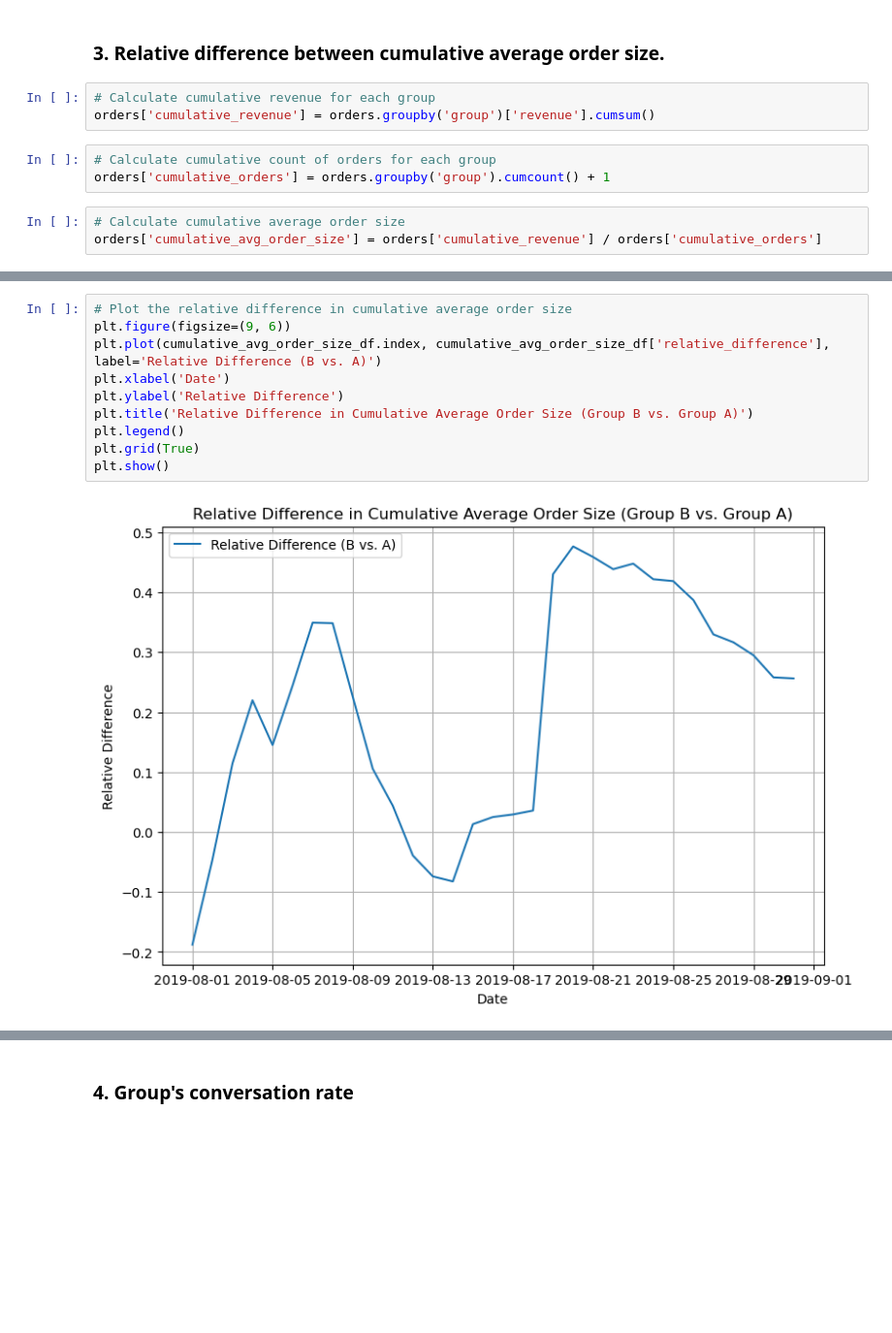
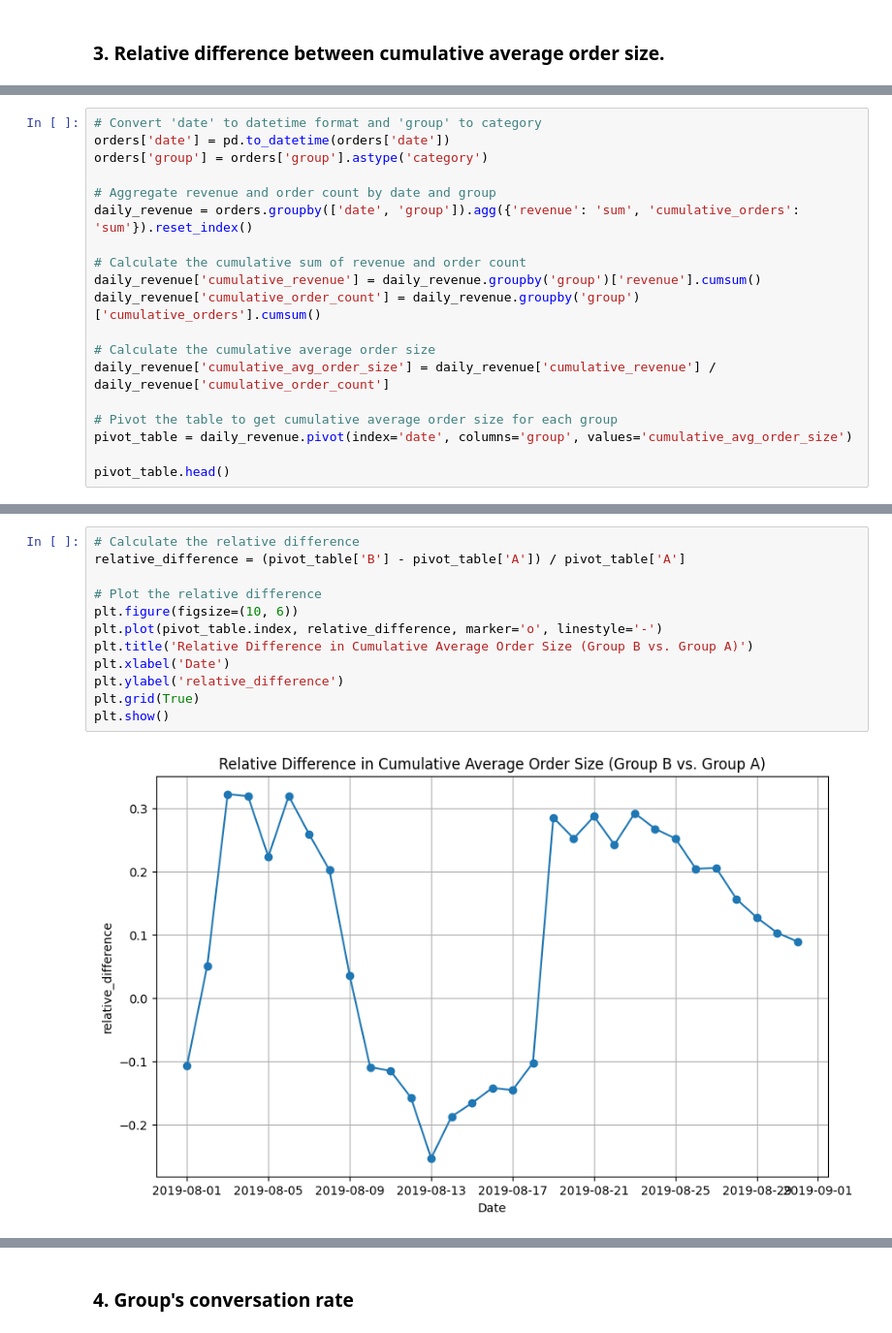
Before and after one commit to Jenner-Valdez/A-B-testing, a Jupyter notebook: Datasets/A-B Testing.ipynb, the cells around one changed output, grey strips where cells are left out. Shown at 97% size. Cells and saved outputs as stored; diff of their text form; blank space fills up the shorter version.

```diff
--- a/Datasets/A-B Testing.ipynb
+++ b/Datasets/A-B Testing.ipynb
@@ -376,12 +370,3 @@ plt.show()
 Again, Group A is taking the lead from Group B after the 17th of August. Prior to that they are both very similar, after this time the order size increase from 110 to 160.
 # %% [markdown]
 ### 3. Relative difference between cumulative average order size.
-# %%
-# Calculate cumulative revenue for each group
-orders['cumulative_revenue'] = orders.groupby('group')['revenue'].cumsum()
-# %%
-# Calculate cumulative count of orders for each group
-orders['cumulative_orders'] = orders.groupby('group').cumcount() + 1
-# %%
-# Calculate cumulative average order size
-orders['cumulative_avg_order_size'] = orders['cumulative_revenue'] / orders['cumulative_orders']
@@ -395,0 +373,19 @@ cumulative_avg_order_size_df['relative_difference'] = (
+# %%
+# Convert 'date' to datetime format and 'group' to category
+orders['date'] = pd.to_datetime(orders['date'])
+orders['group'] = orders['group'].astype('category')
+
+# Aggregate revenue and order count by date and group
+daily_revenue = orders.groupby(['date', 'group']).agg({'revenue': 'sum', 'cumulative_orders': 'sum'}).reset_index()
+
+# Calculate the cumulative sum of revenue and order count
+daily_revenue['cumulative_revenue'] = daily_revenue.groupby('group')['revenue'].cumsum()
+daily_revenue['cumulative_order_count'] = daily_revenue.groupby('group')['cumulative_orders'].cumsum()
+
+# Calculate the cumulative average order size
+daily_revenue['cumulative_avg_order_size'] = daily_revenue['cumulative_revenue'] / daily_revenue['cumulative_order_count']
+
+# Pivot the table to get cumulative average order size for each group
+pivot_table = daily_revenue.pivot(index='date', columns='group', values='cumulative_avg_order_size')
+
+pivot_table.head()
@@ -396,12 +400,14 @@ cumulative_avg_order_size_df['relative_difference'] = (
 # %%
-# Plot the relative difference in cumulative average order size
-plt.figure(figsize=(9, 6))
-plt.plot(cumulative_avg_order_size_df.index, cumulative_avg_order_size_df['relative_difference'], label='Relative Difference (B vs. A)')
+# Calculate the relative difference
+relative_difference = (pivot_table['B'] - pivot_table['A']) / pivot_table['A']
+
+# Plot the relative difference
+plt.figure(figsize=(10, 6))
+plt.plot(pivot_table.index, relative_difference, marker='o', linestyle='-')
+plt.title('Relative Difference in Cumulative Average Order Size (Group B vs. Group A)')
 plt.xlabel('Date')
-plt.ylabel('Relative Difference')
-plt.title('Relative Difference in Cumulative Average Order Size (Group B vs. Group A)')
-plt.legend()
+plt.ylabel('relative_difference')
 plt.grid(True)
 plt.show()
 # %% [output]
-[figure, old version]
+[figure, new version]
```
Also changed, not shown: parts of 29 cells of this notebook.
